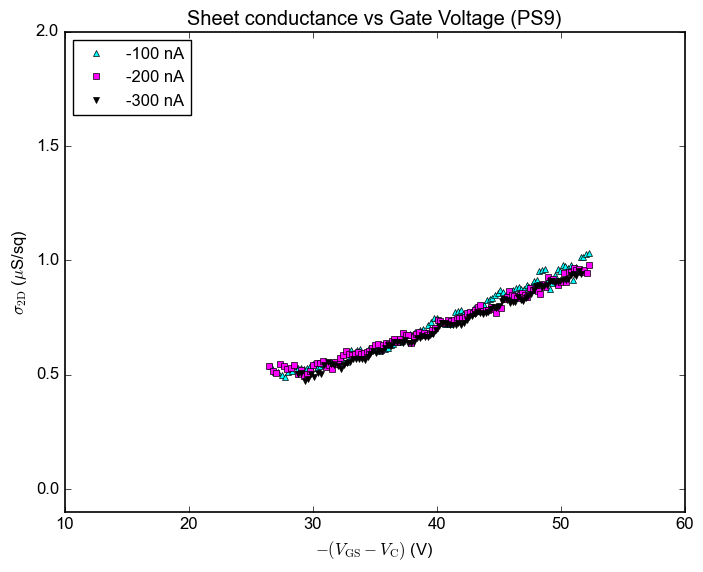
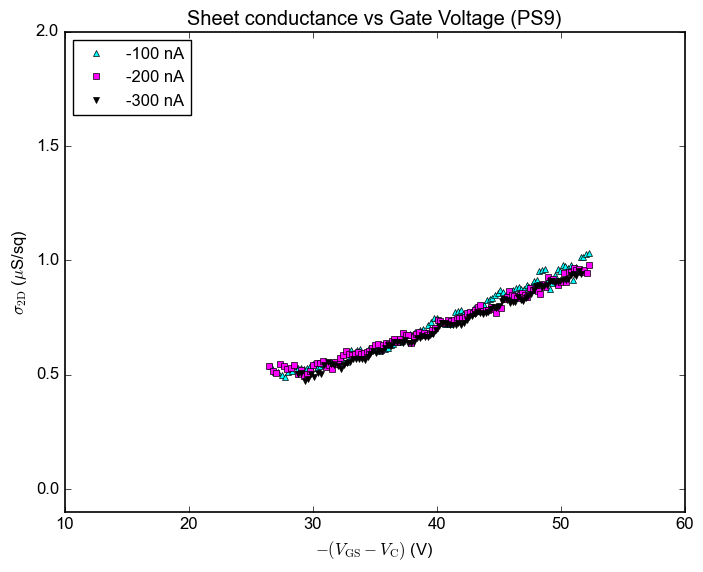
Unified diff of the notebook cell whose output changed from the first chart to the second:
--- before
+++ after
@@ -15,5 +15,11 @@
     V_12 = data[:, 6]
     sigma = data[:, 7]
-    plt.plot(-(V_GS - V_C), sigma*1e6, label=label, color=color, marker=marker, linestyle='None', markersize=5, markevery=1)
+
+    window_size = 1
+    window = np.ones(window_size) / window_size
+
+    V_del_smooth = np.convolve(-(V_GS - V_C), window, mode='same')
+    sigma_smooth = np.convolve(sigma, window, mode='same')
+    plt.plot(V_del_smooth, sigma_smooth*1e6, label=label, color=color, marker=marker, linestyle='None', markersize=5, markevery=1)
 
 

Commit: Update vdP.ipynb